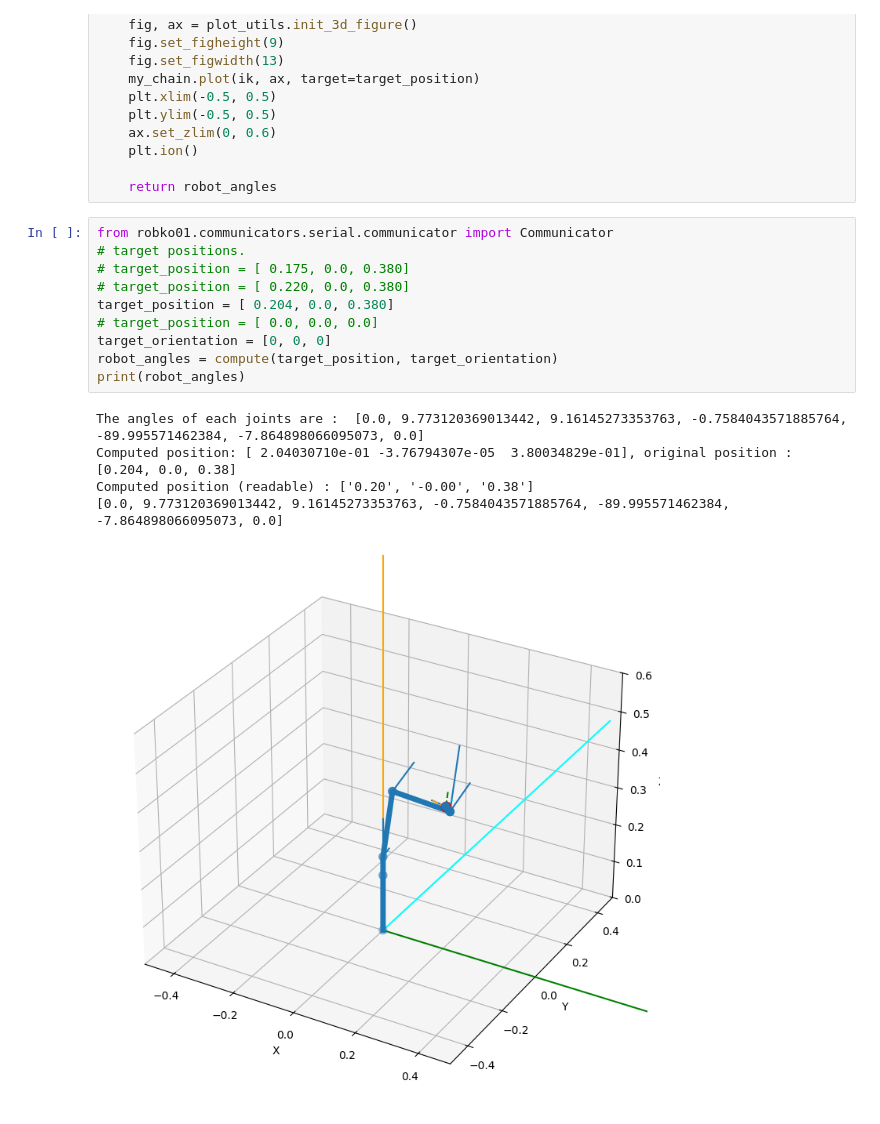
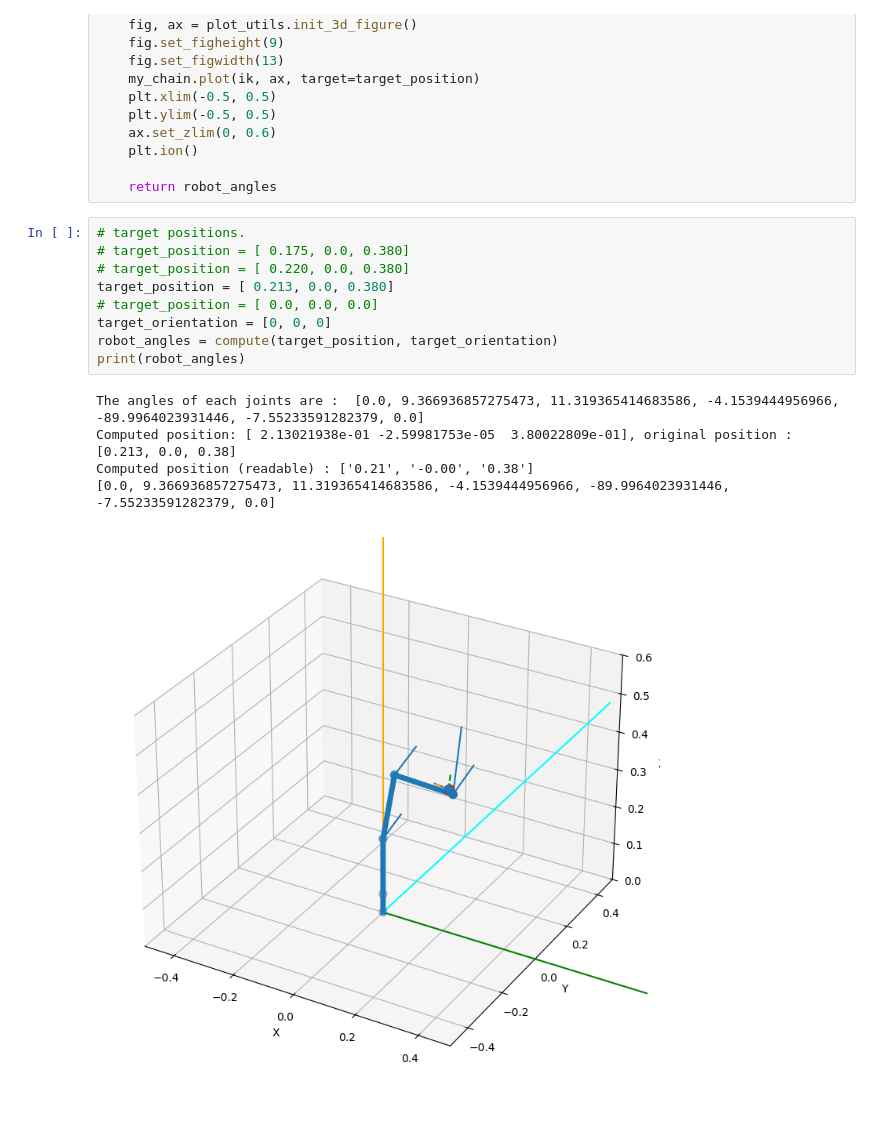
Before and after one commit to robko01/robko01_ros2, a Jupyter notebook: robko01.ipynb, the cells around one changed output. Cells and saved outputs as stored; diff of their text form.

```diff
--- a/robko01.ipynb
+++ b/robko01.ipynb
@@ -41,18 +41,17 @@ def compute(target_position, target_orientation):
 
     return robot_angles
 # %%
-from robko01.communicators.serial.communicator import Communicator
 # target positions.
 # target_position = [ 0.175, 0.0, 0.380]
 # target_position = [ 0.220, 0.0, 0.380]
-target_position = [ 0.204, 0.0, 0.380]
+target_position = [ 0.213, 0.0, 0.380]
 # target_position = [ 0.0, 0.0, 0.0]
 target_orientation = [0, 0, 0]
 robot_angles = compute(target_position, target_orientation)
 print(robot_angles)
 # %% [output]
-The angles of each joints are :  [0.0, 9.773120369013442, 9.16145273353763, -0.7584043571885764, -89.995571462384, -7.864898066095073, 0.0]
-Computed position: [ 2.04030710e-01 -3.76794307e-05  3.80034829e-01], original position : [0.204, 0.0, 0.38]
-Computed position (readable) : ['0.20', '-0.00', '0.38']
-[0.0, 9.773120369013442, 9.16145273353763, -0.7584043571885764, -89.995571462384, -7.864898066095073, 0.0]
+The angles of each joints are :  [0.0, 9.366936857275473, 11.319365414683586, -4.1539444956966, -89.9964023931446, -7.55233591282379, 0.0]
+Computed position: [ 2.13021938e-01 -2.59981753e-05  3.80022809e-01], original position : [0.213, 0.0, 0.38]
+Computed position (readable) : ['0.21', '-0.00', '0.38']
+[0.0, 9.366936857275473, 11.319365414683586, -4.1539444956966, -89.9964023931446, -7.55233591282379, 0.0]
-[figure, old version]
+[figure, new version]
```
Also changed, not shown: parts of 2 cells of this notebook.
